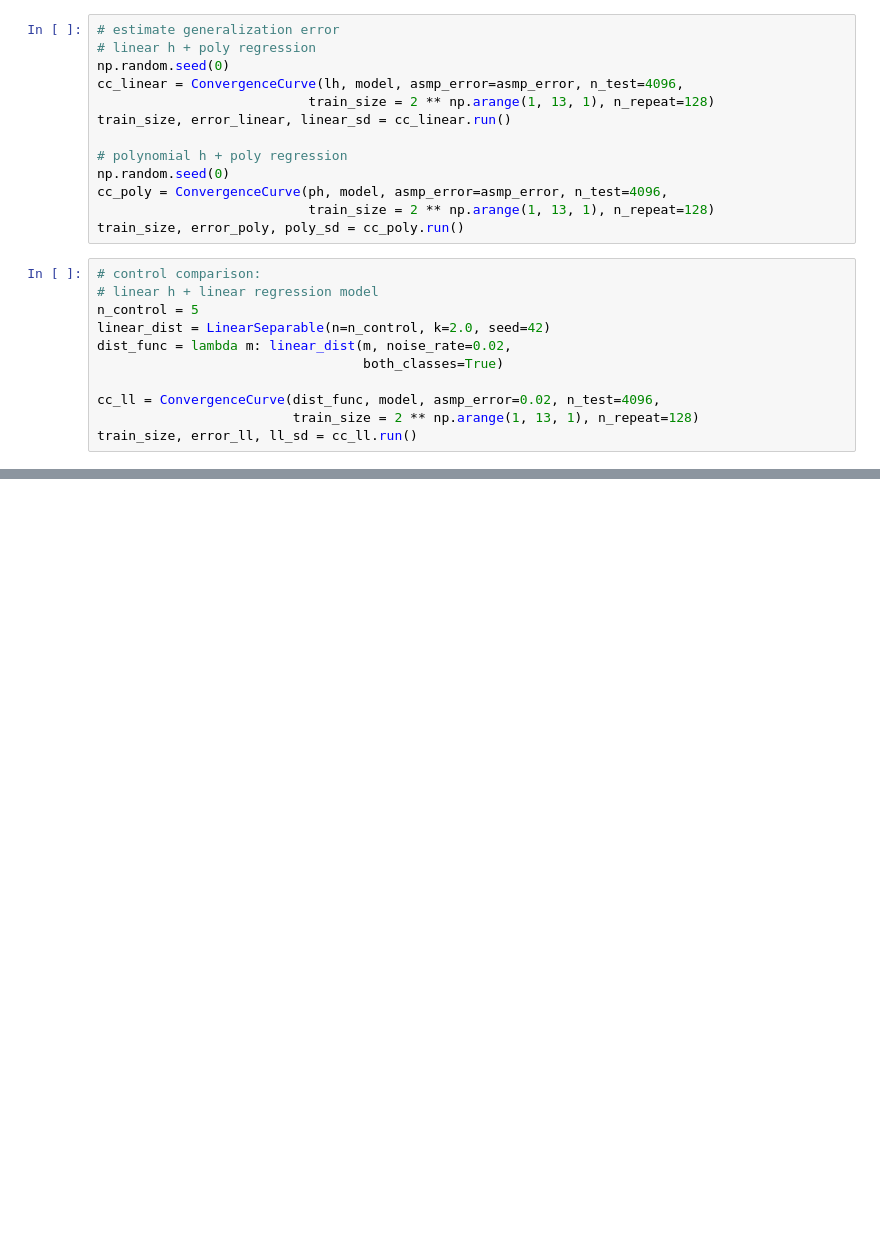
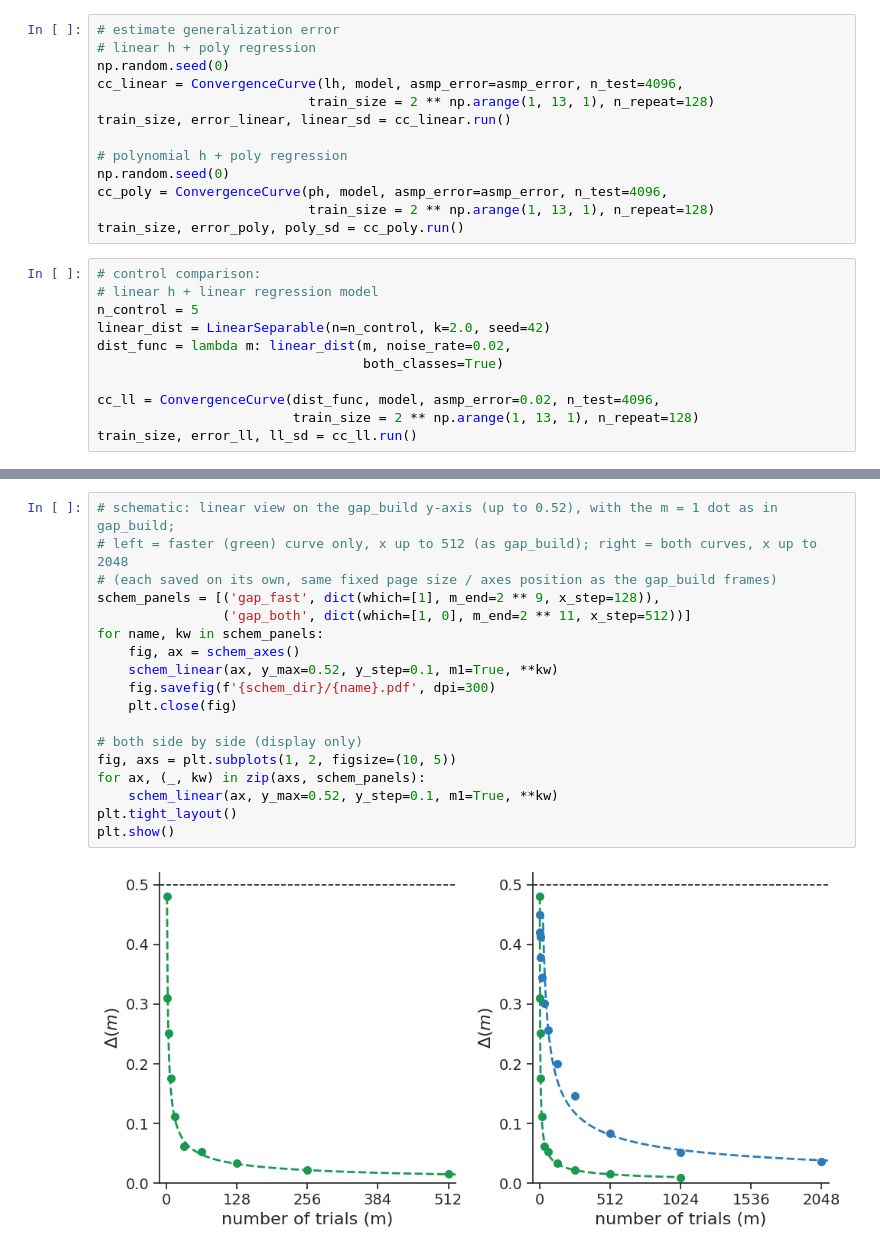
Before and after one commit to lingqiz/inductive-bias, a Jupyter notebook: analysis/theory_curves.ipynb, the cells around one changed output, grey strips where cells are left out. Drawn from its saved outputs; the diff is of its cells as text; blank space fills up the shorter version.

```diff
--- a/analysis/theory_curves.ipynb
+++ b/analysis/theory_curves.ipynb
@@ -154,0 +234,20 @@ plt.show()
+# %%
+# schematic: linear view on the gap_build y-axis (up to 0.52), with the m = 1 dot as in gap_build;
+# left = faster (green) curve only, x up to 512 (as gap_build); right = both curves, x up to 2048
+# (each saved on its own, same fixed page size / axes position as the gap_build frames)
+schem_panels = [('gap_fast', dict(which=[1], m_end=2 ** 9, x_step=128)),
+                ('gap_both', dict(which=[1, 0], m_end=2 ** 11, x_step=512))]
+for name, kw in schem_panels:
+    fig, ax = schem_axes()
+    schem_linear(ax, y_max=0.52, y_step=0.1, m1=True, **kw)
+    fig.savefig(f'{schem_dir}/{name}.pdf', dpi=300)
+    plt.close(fig)
+
+# both side by side (display only)
+fig, axs = plt.subplots(1, 2, figsize=(10, 5))
+for ax, (_, kw) in zip(axs, schem_panels):
+    schem_linear(ax, y_max=0.52, y_step=0.1, m1=True, **kw)
+plt.tight_layout()
+plt.show()
+# %% [output]
+[figure, added]
```
Also changed, not shown: parts of 13 cells of this notebook.
